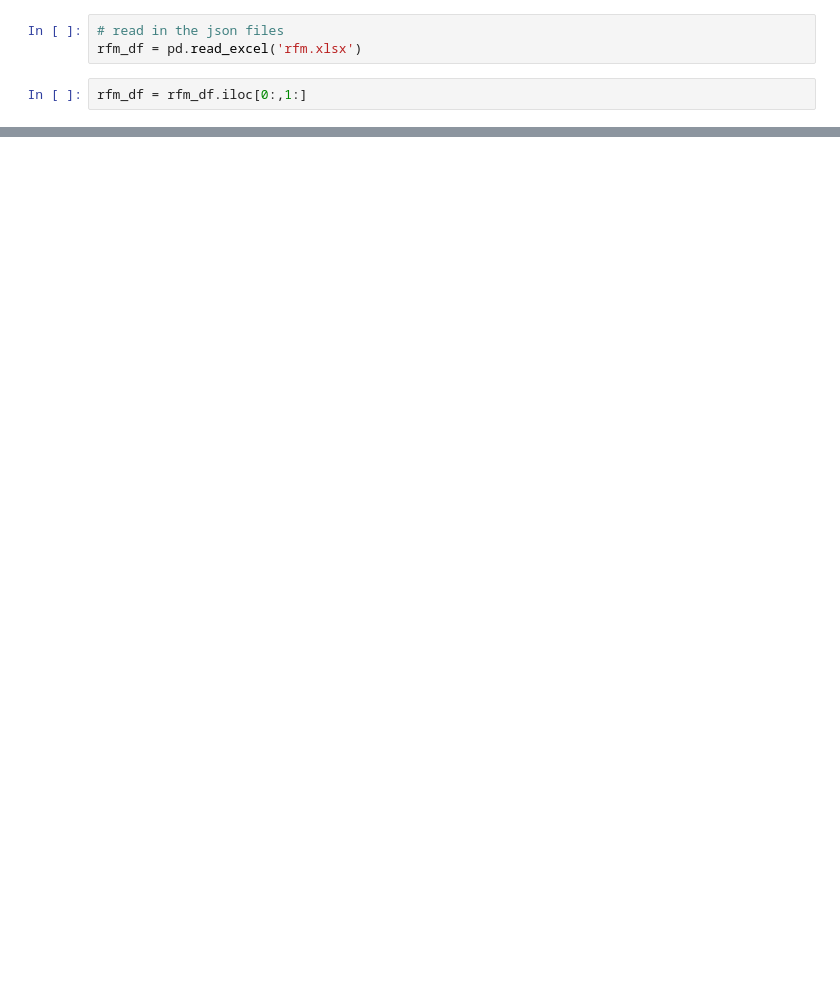
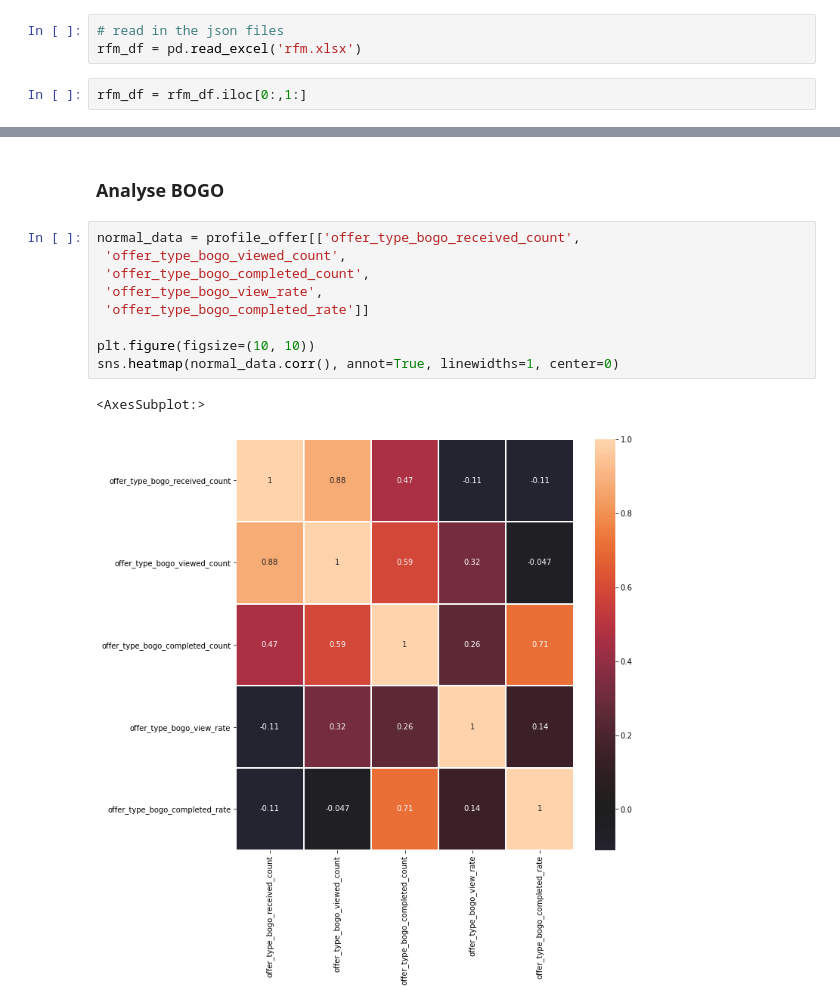
Before and after one commit to Arjunar92/Starbucks_Customer_Segmentation_Project, a Jupyter notebook: Starbucks_Customer_Segmentation_012821a.ipynb, the cells around one changed output, grey strips where cells are left out. Cells and saved outputs as stored; diff of their text form; blank space fills up the shorter version.

```diff
--- a/Starbucks_Customer_Segmentation_012821a.ipynb
+++ b/Starbucks_Customer_Segmentation_012821a.ipynb
@@ -401,0 +296,14 @@ plot_data(test_11)
+# %% [markdown]
+### Analyse BOGO
+# %%
+normal_data = profile_offer[['offer_type_bogo_received_count',
+ 'offer_type_bogo_viewed_count',
+ 'offer_type_bogo_completed_count',
+ 'offer_type_bogo_view_rate',
+ 'offer_type_bogo_completed_rate']]
+
+plt.figure(figsize=(10, 10))
+sns.heatmap(normal_data.corr(), annot=True, linewidths=1, center=0)
+# %% [output]
+<AxesSubplot:>
+[figure, added]
```
Also changed, not shown: parts of 42 cells of this notebook.
